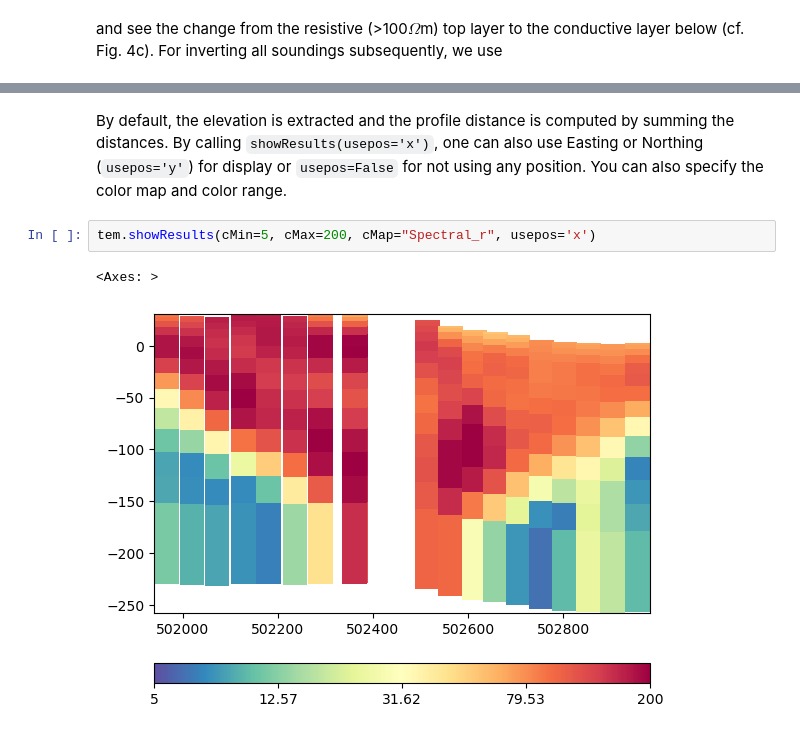
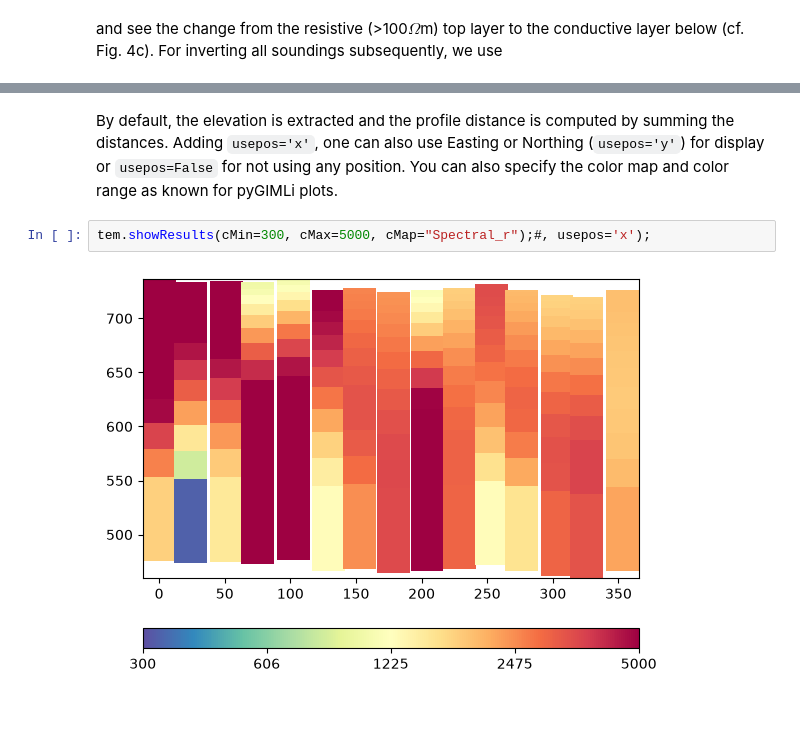
Before and after one commit to TUBAF-EM/pyTEM, a Jupyter notebook: data/Gottesberg/gottesberg_profiler.ipynb, the cells around one changed output, grey strips where cells are left out. Drawn from its saved outputs; the diff is of its cells as text.

```diff
--- a/data/Gottesberg/gottesberg_profiler.ipynb
+++ b/data/Gottesberg/gottesberg_profiler.ipynb
@@ -130,8 +123,7 @@ inv.iter 2 ... chi² =   16.89 (dPhi = 92.38%) lam: 20.0
 # %% [markdown]
 By default, the elevation is extracted and the profile distance is computed by summing the distances.
-By calling `showResults(usepos='x')`, one can also use Easting or Northing (`usepos='y'`) for display or `usepos=False` for not using any position. You can also specify the color map and color range.
+Adding `usepos='x'`, one can also use Easting or Northing (`usepos='y'`) for display or `usepos=False` for not using any position. You can also specify the color map and color range as known for pyGIMLi plots.
 # %%
-tem.showResults(cMin=5, cMax=200, cMap="Spectral_r", usepos='x')
+tem.showResults(cMin=300, cMax=5000, cMap="Spectral_r");#, usepos='x');
 # %% [output]
-<Axes: >
-[figure, old version]
+[figure, new version]
```
Also changed, not shown: parts of 9 cells of this notebook, 1 other file.
